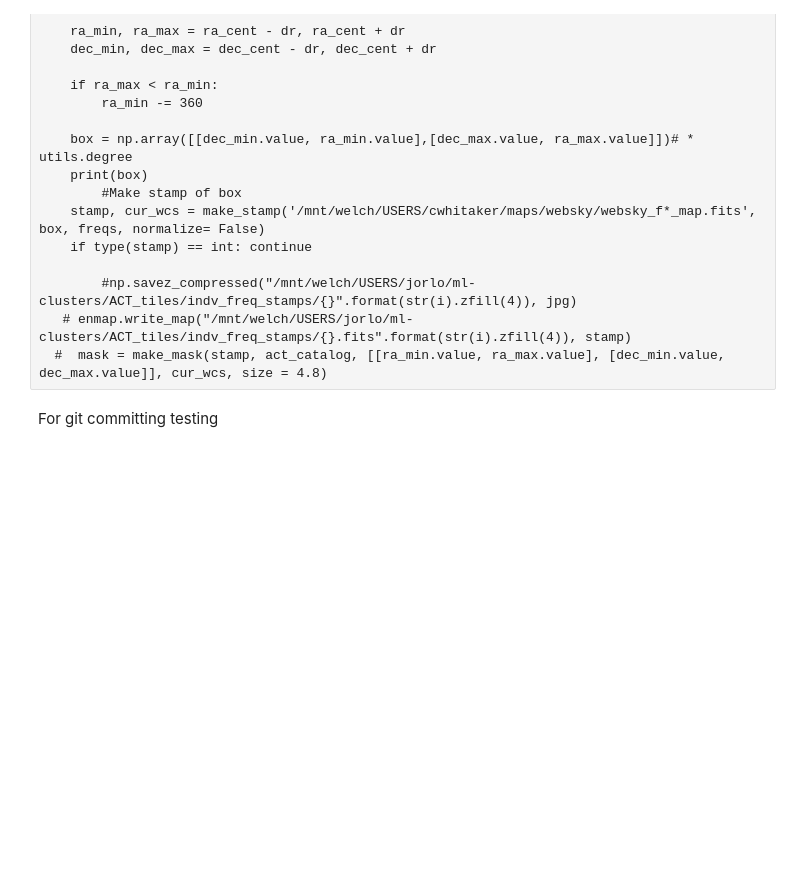
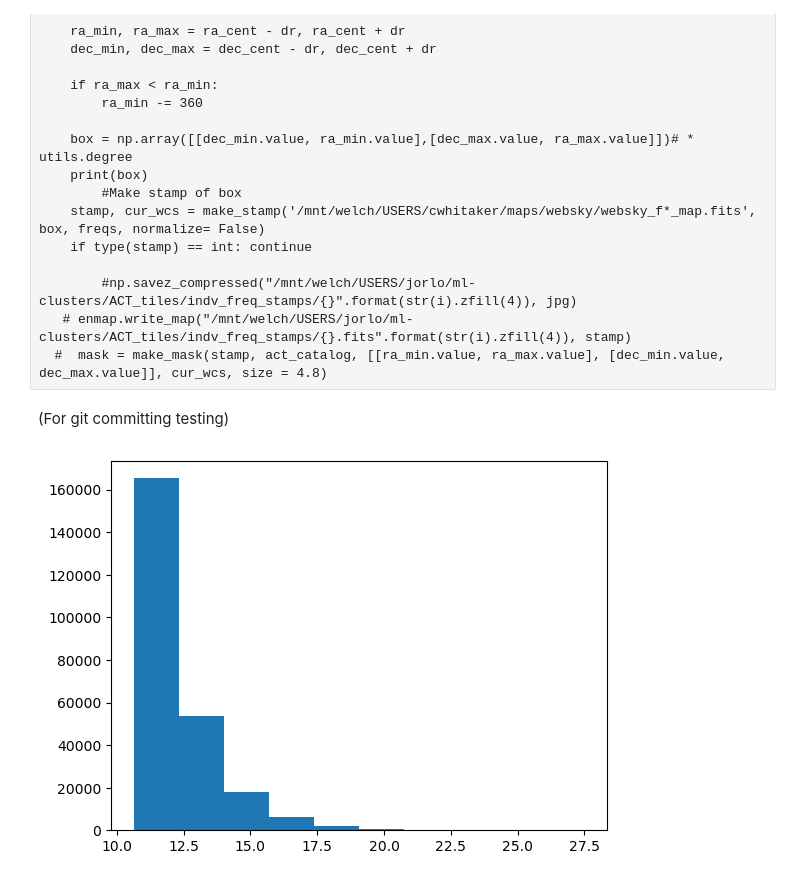
Before and after one commit to Sulla2012/ml-clusters, a Jupyter notebook: halo-masks.ipynb, the cells around one changed output. Drawn from its saved outputs; the diff is of its cells as text; code cells hidden in the pictures; blank space fills up the shorter version.

```diff
--- a/halo-masks.ipynb
+++ b/halo-masks.ipynb
@@ -311,4 +281,9 @@ for i in range(myrank, len(cluster_ras[:3]), nproc):
    # enmap.write_map("/mnt/welch/USERS/jorlo/ml-clusters/ACT_tiles/indv_freq_stamps/{}.fits".format(str(i).zfill(4)), stamp)
   #  mask = make_mask(stamp, act_catalog, [[ra_min.value, ra_max.value], [dec_min.value, dec_max.value]], cur_wcs, size = 4.8)
 # %% [markdown]
-For git committing testing
+(For git committing testing)
+# %%
+plt.hist(r)
+plt.show()
+# %% [output]
+[figure, added]
```
Also changed, not shown: parts of 14 cells of this notebook.
